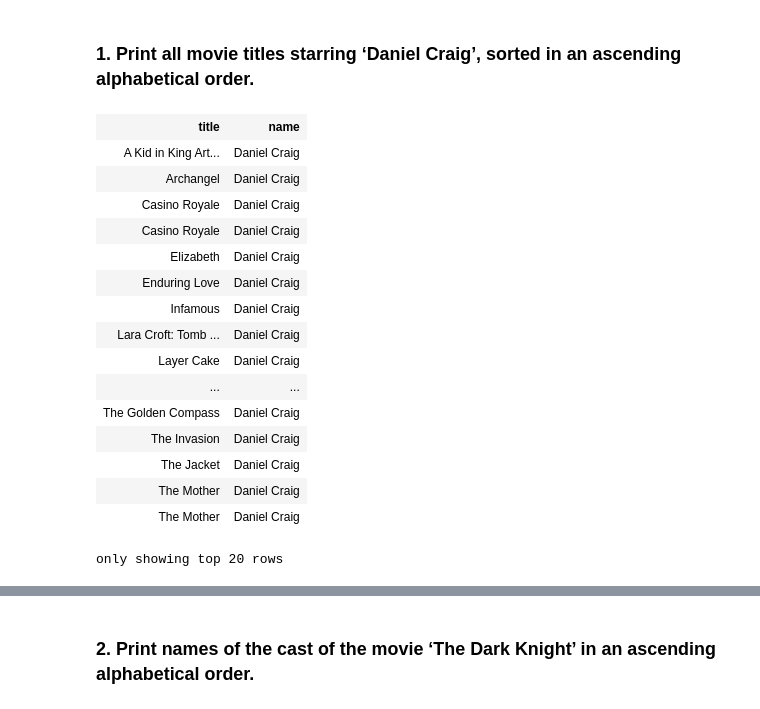
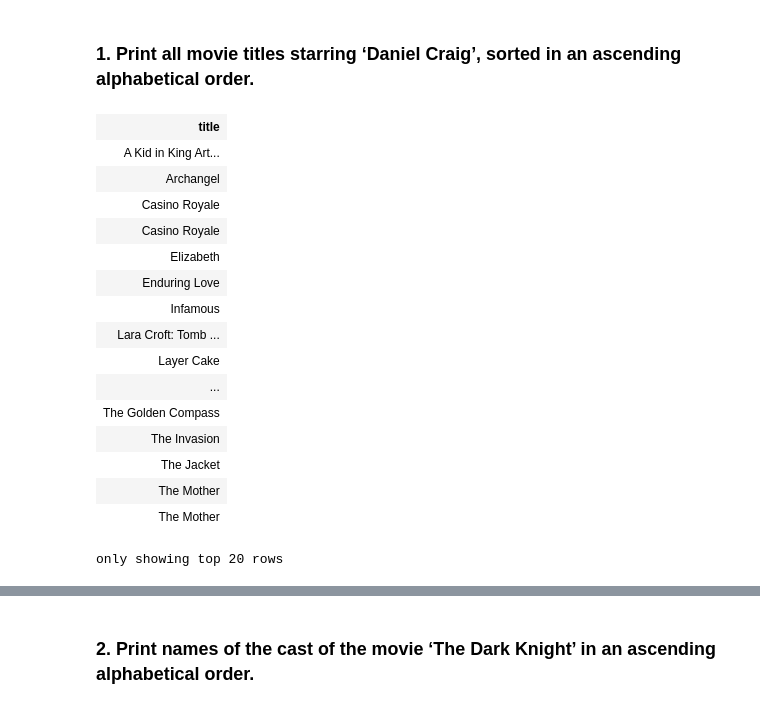
Before and after one commit to LM095/BigData-project, a Jupyter notebook: spark-3.0.2-bin-hadoop2.7/BigData-Project.ipynb, the cells around one changed output, grey strips where cells are left out. Cells and saved outputs as stored; diff of their text form; code cells hidden in the pictures.

```diff
--- a/spark-3.0.2-bin-hadoop2.7/BigData-Project.ipynb
+++ b/spark-3.0.2-bin-hadoop2.7/BigData-Project.ipynb
@@ -3,9 +3,12 @@ import csv
 from pyspark.sql.functions import min, max, col, when, lit, udf
 from pyspark.sql.types import StructType,StructField, StringType
 from pyspark.sql import Row
+import pandas as pd
+pd.set_option('max_columns', None)
 
 spark = SparkSession.builder.getOrCreate()
 spark.conf.set('spark.sql.repl.eagerEval.enabled', True)
+
 
 # load the data
 movies_file = sc.textFile("dataset/movies.csv")
@@ -38,10 +41,11 @@ tags = table_tags.alias('tags')
 # we mantain the tables in cache
 
 genres.persist()
-actors.persist()
 tagNames.persist()
 tags.persist()
 movies.persist()
+actors.persist()
+movies.persist()
 # %% [output]
 | mid | title | year | rating | num_ratings |
 | 1 | Toy story | 1995 | 3.7 | 102338 |
@@ -64,28 +68,24 @@ only showing top 20 rows
 ### 1. Print all movie titles starring ‘Daniel Craig’, sorted in an ascending alphabetical order.
 # %%
 movies_with_actors = movies.join(actors, movies.mid == actors.mid)
-
 movies_title_actors = movies_with_actors.select('title','name')
-movies_with_Craig = movies_title_actors.filter(movies_title_actors.name == 'Daniel Craig').sort(movies_title_actors.title.asc())
-
-# display the result: we use count to display all the rows
-#movies_with_Craig.show(movies_with_Craig.count(), truncate=False)
+movies_with_Craig = movies_title_actors.filter(movies_title_actors.name == 'Daniel Craig').sort(movies_title_actors.title.asc()).select('title')
 movies_with_Craig
 # %% [output]
-| title | name |
-| A Kid in King Art... | Daniel Craig |
-| Archangel | Daniel Craig |
-| Casino Royale | Daniel Craig |
-| Casino Royale | Daniel Craig |
-| Elizabeth | Daniel Craig |
-| Enduring Love | Daniel Craig |
-| Infamous | Daniel Craig |
-| Lara Croft: Tomb ... | Daniel Craig |
-| Layer Cake | Daniel Craig |
-| ... | ... |
-| The Golden Compass | Daniel Craig |
-| The Invasion | Daniel Craig |
-| The Jacket | Daniel Craig |
-| The Mother | Daniel Craig |
-| The Mother | Daniel Craig |
+| title |
+| A Kid in King Art... |
+| Archangel |
+| Casino Royale |
+| Casino Royale |
+| Elizabeth |
+| Enduring Love |
+| Infamous |
+| Lara Croft: Tomb ... |
+| Layer Cake |
+| ... |
+| The Golden Compass |
+| The Invasion |
+| The Jacket |
+| The Mother |
+| The Mother |
 only showing top 20 rows
```
Also changed, not shown: parts of 25 cells of this notebook, 9 other files.
